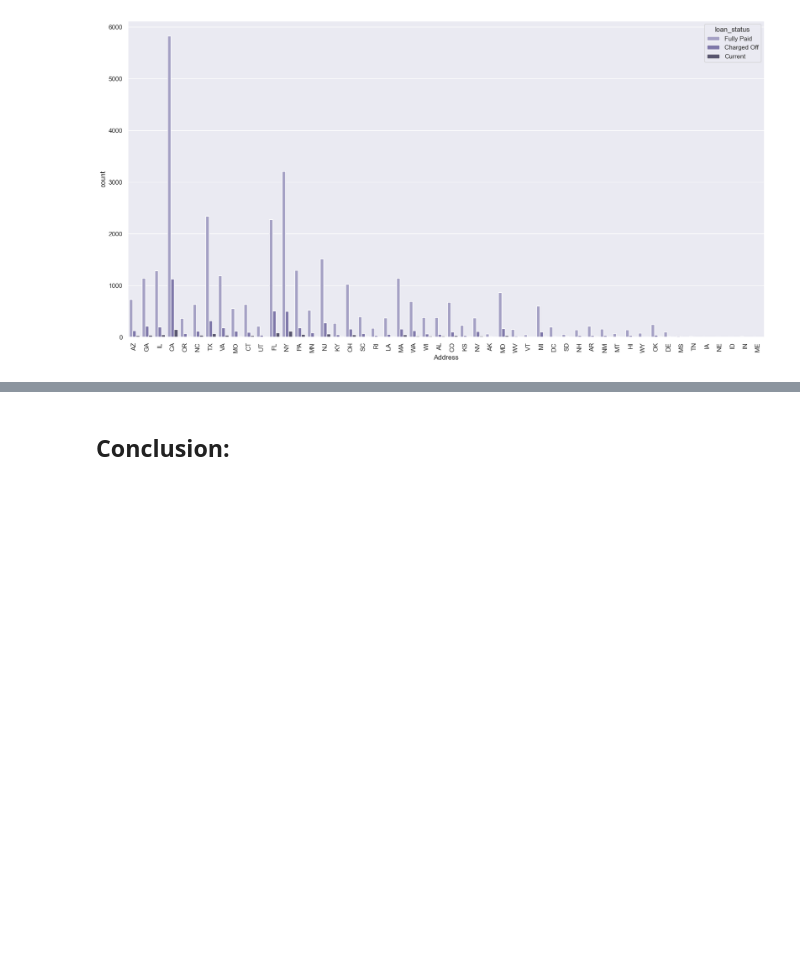
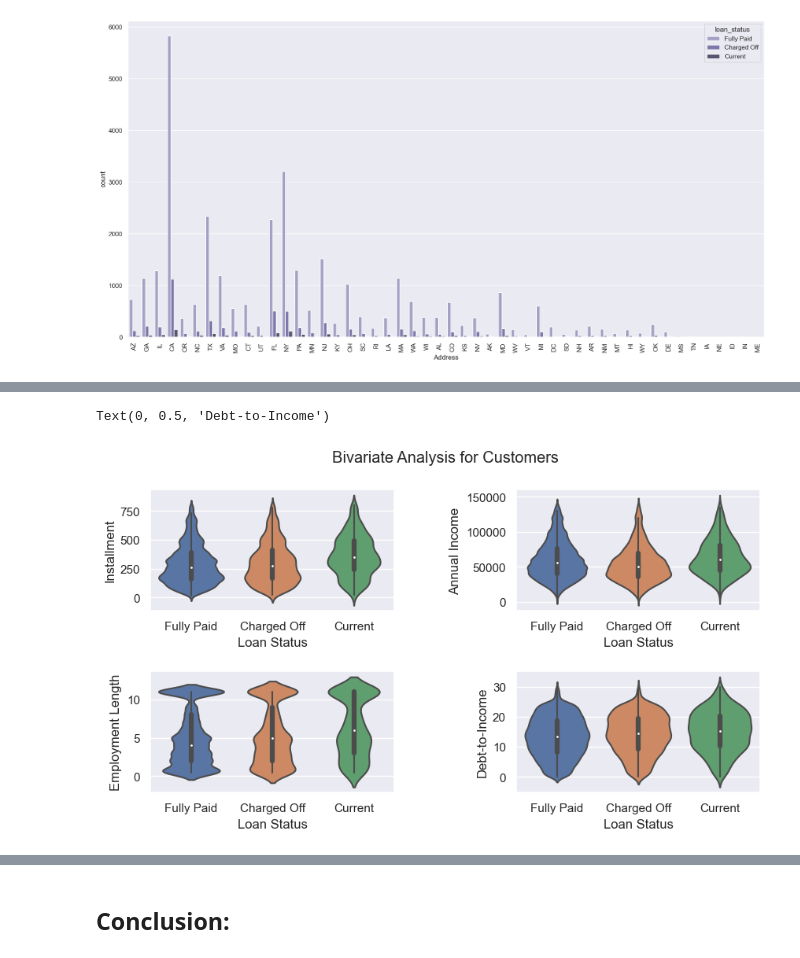
Before and after one commit to MallikaBera/LendingClubCaseStudy, a Jupyter notebook: Code_v02.ipynb, the cells around one changed output, grey strips where cells are left out. Cells and saved outputs as stored; diff of their text form; code cells hidden in the pictures; blank space fills up the shorter version.

```diff
--- a/Code_v02.ipynb
+++ b/Code_v02.ipynb
@@ -711,0 +726,32 @@ We will investigate these attributes together in our bivariate studies.
+# %%
+# Eliminate outliners :
+
+loan_upd = loan[(loan.installment<800) & (loan.annual_inc<140000)].loc[:,['installment','annual_inc','emp_length','dti','loan_status']]
+
+
+fig, axs = plt.subplots(nrows=2, ncols=2, figsize=(10, 5))
+fig.suptitle('Bivariate Analysis for Customers')
+fig.subplots_adjust(hspace=0.5, wspace=0.5)
+
+# Plot 1: 'Loan Status' vs 'Installment'
+sns.violinplot(loan_upd, x='loan_status',y='installment',ax=axs[0,0])
+axs[0,0].set_xlabel('Loan Status')
+axs[0,0].set_ylabel('Installment')
+
+# Plot 2: 'Loan Status' vs 'Annual Income'
+sns.violinplot(loan_upd, x='loan_status',y='annual_inc',ax=axs[0,1])
+axs[0,1].set_xlabel('Loan Status')
+axs[0,1].set_ylabel('Annual Income')
+
+# Plot 3: 'Loan Status' vs 'Employee Length'
+sns.violinplot(loan_upd, x='loan_status',y='emp_length',ax=axs[1,0])
+axs[1,0].set_xlabel('Loan Status')
+axs[1,0].set_ylabel('Employment Length')
+
+# Plot 4: 'Loan Status' vs 'DTI'
+sns.violinplot(loan_upd, x='loan_status',y='dti',ax=axs[1,1])
+axs[1,1].set_xlabel('Loan Status')
+axs[1,1].set_ylabel('Debt-to-Income')
+# %% [output]
+Text(0, 0.5, 'Debt-to-Income')
+[figure, added]
```
Also changed, not shown: parts of 19 cells of this notebook.
